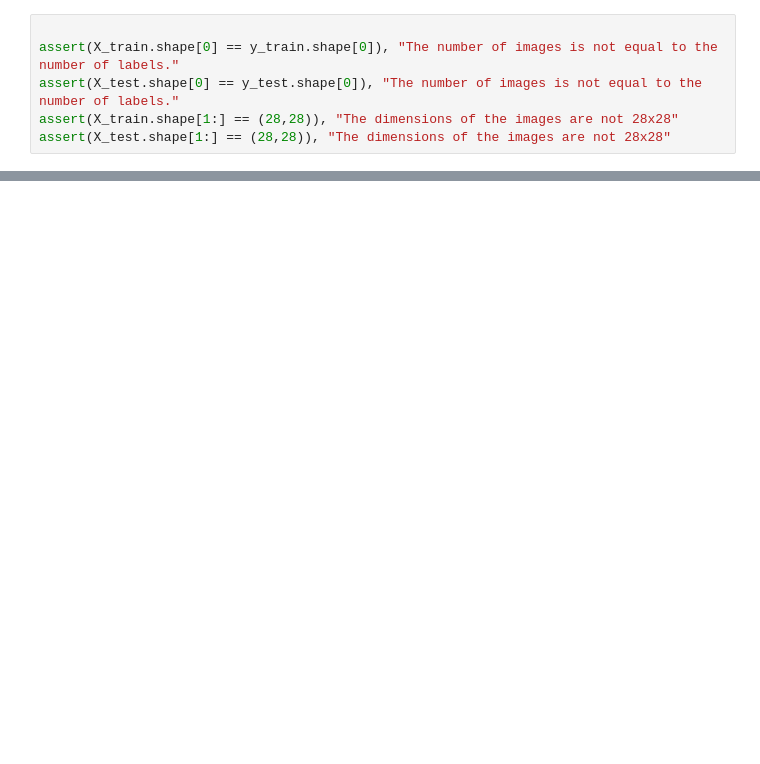
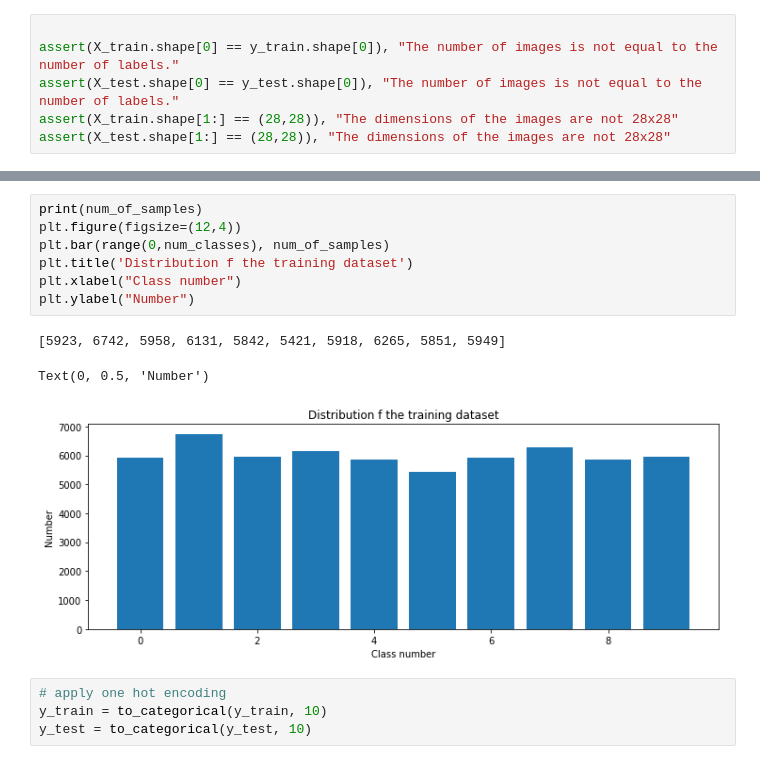
Before and after one commit to jerzy456/UDEMY_self_driving_car, a Jupyter notebook: Keras/MNYST_examples.ipynb, the cells around one changed output, grey strips where cells are left out. Drawn from its saved outputs; the diff is of its cells as text; blank space fills up the shorter version.

```diff
--- a/Keras/MNYST_examples.ipynb
+++ b/Keras/MNYST_examples.ipynb
@@ -31,0 +48,15 @@ assert(X_test.shape[1:] == (28,28)), "The dimensions of the images are not 28x28
+# %%
+print(num_of_samples)
+plt.figure(figsize=(12,4))
+plt.bar(range(0,num_classes), num_of_samples)
+plt.title('Distribution f the training dataset')
+plt.xlabel("Class number")
+plt.ylabel("Number")
+# %% [output]
+[5923, 6742, 5958, 6131, 5842, 5421, 5918, 6265, 5851, 5949]
+Text(0, 0.5, 'Number')
+[figure, added]
+# %%
+# apply one hot encoding
+y_train = to_categorical(y_train, 10)
+y_test = to_categorical(y_test, 10)
```
Also changed, not shown: parts of 10 cells of this notebook.
